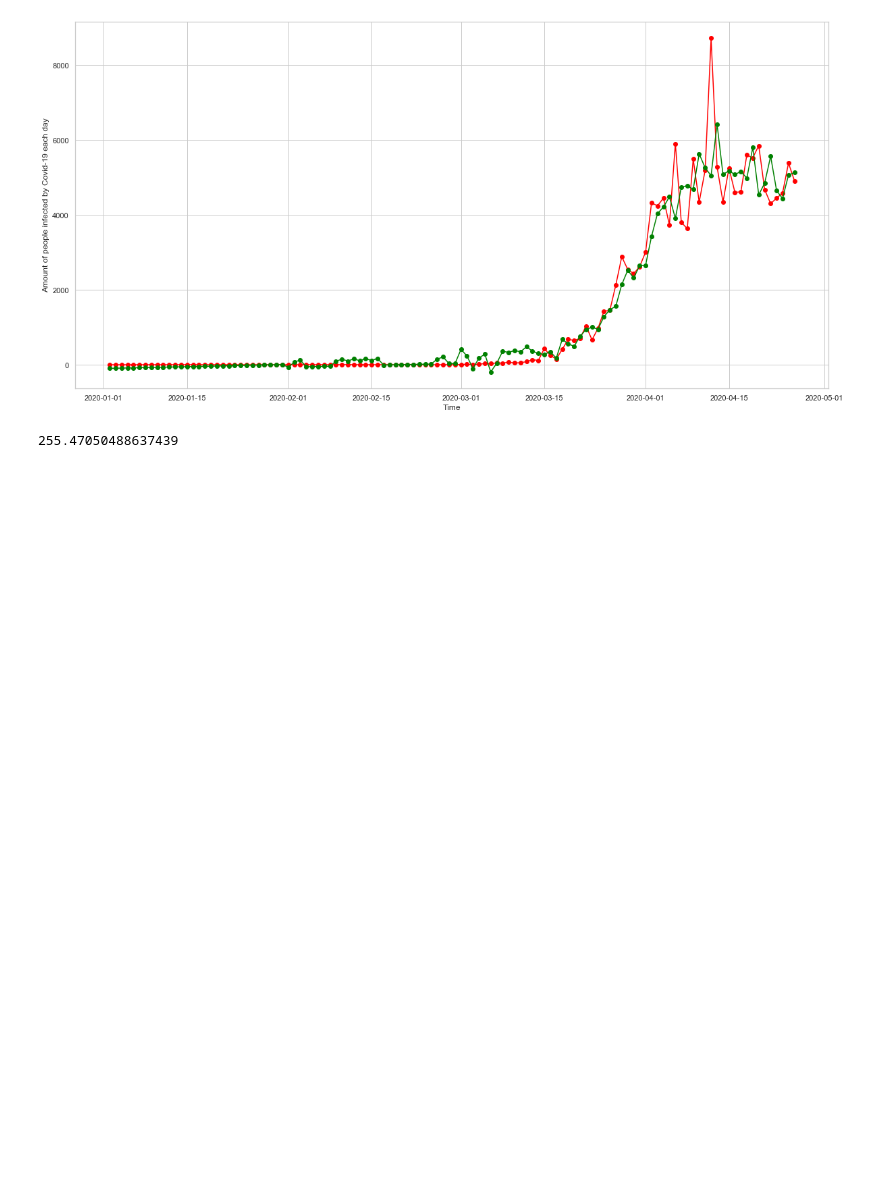
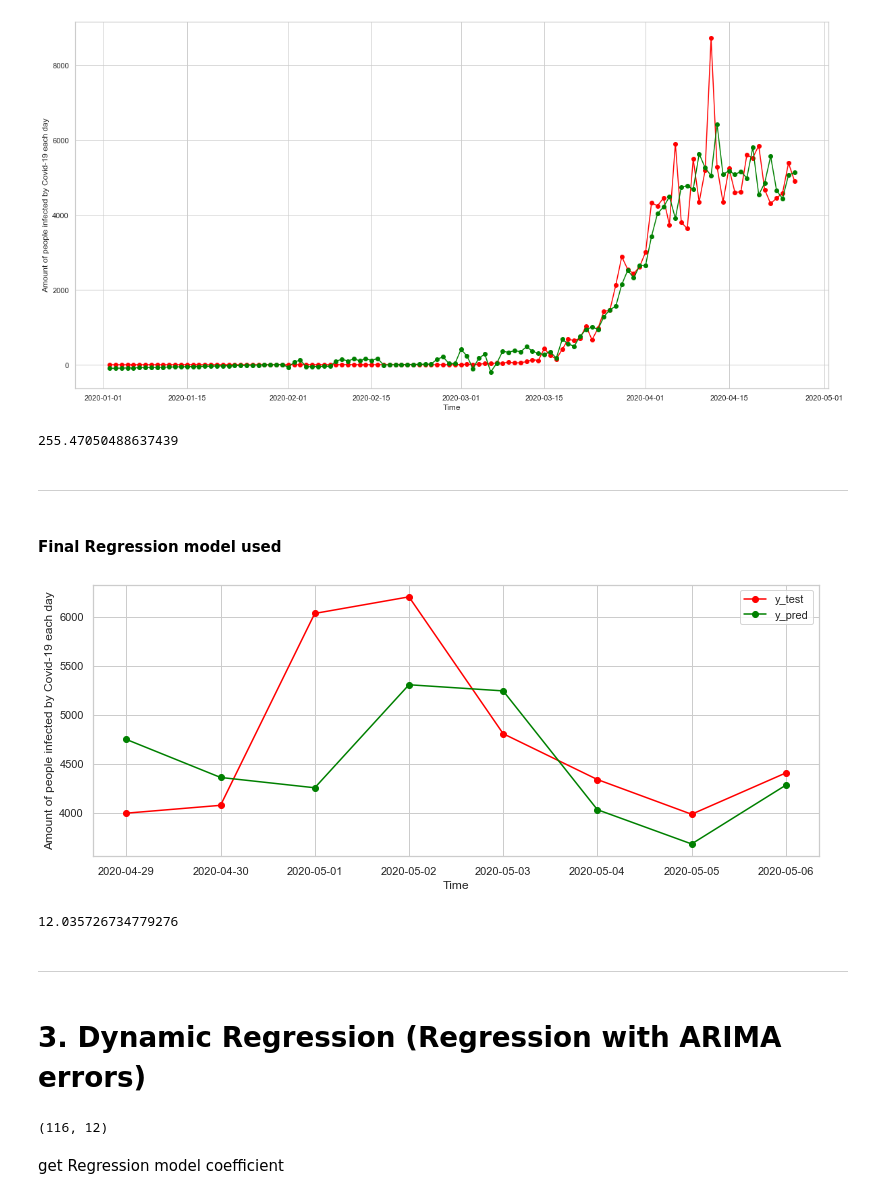
Before and after one commit to kate006naja/MachineLearningClassCode, a Jupyter notebook: project/Task2.ipynb, the cells around one changed output. Cells and saved outputs as stored; diff of their text form; code cells hidden in the pictures; blank space fills up the shorter version.

```diff
--- a/project/Task2.ipynb
+++ b/project/Task2.ipynb
@@ -673,3 +673,42 @@ plt.show()
 mean_absolute_error(y_train, y_pred5)
 # %% [output]
 255.47050488637439
+# %% [markdown]
+<hr>
+# %% [markdown]
+#### Final Regression model used
+# %%
+X_train = add_feat(df_res)
+X_test = add_feat(df_test)
+y_train = label_y(df_res)
+y_test = label_y(df_test)
+
+# set inf value to zero
+X_train[X_train == np.inf] = 0
+# %%
+model = LinearRegression().fit(X_train, y_train)
+y_pred = model.predict(X_test)
+# %%
+plt.figure(figsize = (13, 5))
+plt.plot(df_test.drop(np.arange(2)).date, y_test, marker = 'o', color='red', label = 'y_test')
+plt.plot(df_test.drop(np.arange(2)).date, y_pred, marker = 'o', color='green', label = 'y_pred')
+plt.xlabel('Time')
+plt.ylabel('Amount of people infected by Covid-19 each day')
+plt.legend()
+plt.show()
+# %% [output]
+[figure, added]
+# %%
+MAPE(y_test, y_pred)
+# %% [output]
+12.035726734779276
+# %% [markdown]
+<hr>
+# %% [markdown]
+# 3. Dynamic Regression (Regression with ARIMA errors)
+# %%
+X_train.shape
+# %% [output]
+(116, 12)
+# %% [markdown]
+get Regression model coefficient
```
Also changed, not shown: parts of 2 cells of this notebook.
